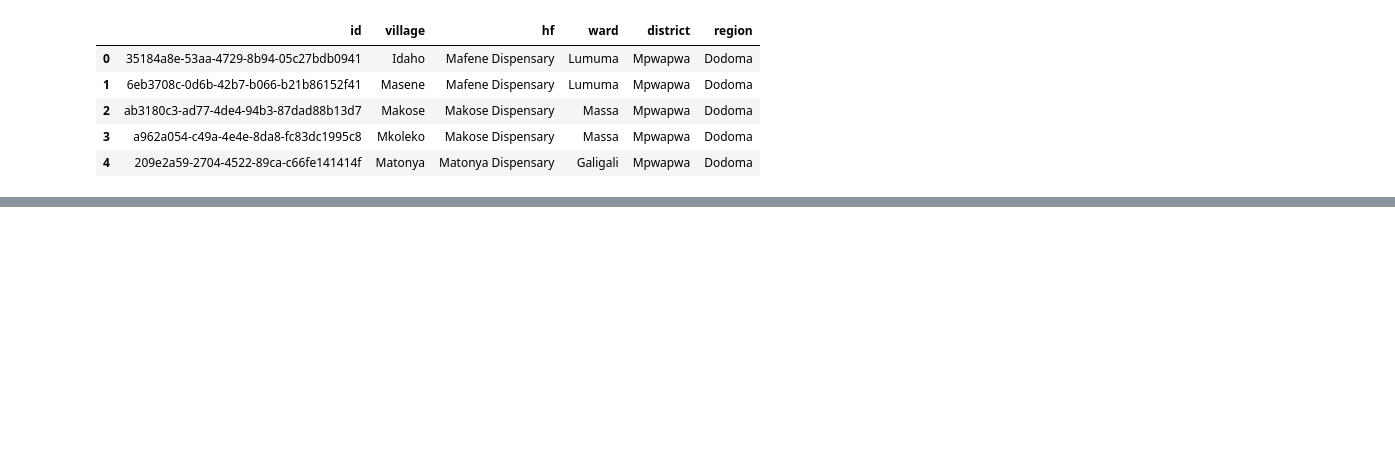
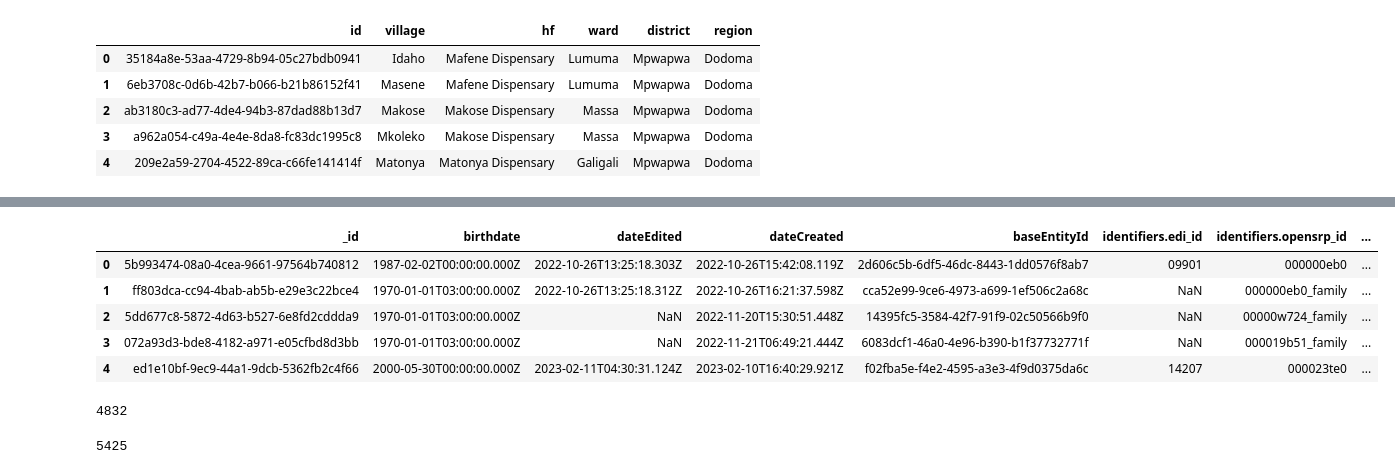
Before and after one commit to gosso22/flattening-opensrp-events, a Jupyter notebook: KizaziDataNotebook.ipynb, the cells around one changed output, grey strips where cells are left out. Cells and saved outputs as stored; diff of their text form; code cells hidden in the pictures; blank space fills up the shorter version.

Commit message:
Included cleaned data for the clients objects

```diff
--- a/KizaziDataNotebook.ipynb
+++ b/KizaziDataNotebook.ipynb
@@ -130,8 +208,10 @@ def get_human_readable_value(obs_dict):
         except TypeError:
             concat_value = "None"
     return concat_value
-
+# This list is for visit events
 new_list_of_jsons = []
+# This list is for group sessions events
+new_list_of_jsons_gs = []
 location_id = ''
 obs_list = {}
 for i in range(len(list_of_raw_json)):
@@ -160,25 +240,7 @@ for i in range(len(list_of_raw_json)):
                             if child_unique_id[j] in field_name:
                                 field_name = field_name.replace('_' + child_unique_id[j], f'_child_{j+1}')
             # Filter out identifying information
-            if field_name != 'surname' and \
-                    field_name != 'fam_name' and \
-                    field_name != 'name_person_assist' and \
-                    field_name != 'phone_number' and \
-                    field_name != 'phone_person_assist' and \
-                    field_name != 'surname_child_1' and \
-                    field_name != 'father_number_child_1' and \
-                    field_name != 'surname_child_2' and \
-                    field_name != 'father_number_child_2' and \
-                    field_name != 'surname_child_3' and \
-                    field_name != 'father_number_child_3' and\
-                    field_name != 'surname_child_4' and \
-                    field_name != 'father_number_child_4' and \
-                    field_name != 'surname_child_5' and \
-                    field_name != 'father_number_child_5' and\
-                    field_name != 'surname_child_6' and \
-                    field_name != 'father_number_child_6' and \
-                    field_name != 'surname_child_7' and \
-                    field_name != 'father_number_child_7' and field_name != 'assent_signature_image':
+            if field_name not in fields_to_filter_out:
                 if obs['humanReadableValues']:
                     data_point_value = get_human_readable_value(obs['humanReadableValues'])
                 else:
@@ -192,7 +254,8 @@ for i in range(len(list_of_raw_json)):
 
     except KeyError as ke:
         print('Key not there: ', ke)
-    the_temp_json = {'id': form_id,
+    if event_type == 'Group Session' or event_type == 'Child Group Session' or event_type == 'Group Session Not Done':
+        the_temp_json = {'id': form_id,
                      'location_id': location_id,
                      'base_entity_id': base_entity_id,
                      'event_type': event_type,
@@ -202,9 +265,23 @@ for i in range(len(list_of_raw_json)):
                      'team': team,
                      'obs': obs_list
                     }
-    new_list_of_jsons.append(the_temp_json)
+        print("This one is a group session event")
+        new_list_of_jsons_gs.append(the_temp_json)
+    else:
+        the_temp_json = {'id': form_id,
+                     'location_id': location_id,
+                     'base_entity_id': base_entity_id,
+                     'event_type': event_type,
+                     'provider_id': provider_id,
+                     'event_date': event_date,
+                     'date_created': date_created,
+                     'team': team,
+                     'obs': obs_list
+                    }
+        new_list_of_jsons.append(the_temp_json)
 
 wh_df = pd.json_normalize(new_list_of_jsons)
+group_session_events_df = pd.json_normalize(new_list_of_jsons_gs)
 #obs_df = pd.json_normalize(["id","danger_signs_present", "end", "save_n_refer"], wh_df['obs'])
 #whole_thing_df = pd.concat([wh_df[["form_id", "base_entity_id"]].reset_index(), obs_df], axis=1)
 # %% [output]
@@ -271,0 +475,9 @@ clients_df = pd.json_normalize(list_of_processed_clients)
+# %%
+clients_df.head()
+# %% [output]
+|  | _id | birthdate | dateEdited | dateCreated | baseEntityId | identifiers.edi_id | identifiers.opensrp_id | ... |
+| 0 | 5b993474-08a0-4cea-9661-97564b740812 | 1987-02-02T00:00:00.000Z | 2022-10-26T13:25:18.303Z | 2022-10-26T15:42:08.119Z | 2d606c5b-6df5-46dc-8443-1dd0576f8ab7 | 09901 | 000000eb0 | ... |
+| 1 | ff803dca-cc94-4bab-ab5b-e29e3c22bce4 | 1970-01-01T03:00:00.000Z | 2022-10-26T13:25:18.312Z | 2022-10-26T16:21:37.598Z | cca52e99-9ce6-4973-a699-1ef506c2a68c | NaN | 000000eb0_family | ... |
+| 2 | 5dd677c8-5872-4d63-b527-6e8fd2cddda9 | 1970-01-01T03:00:00.000Z | NaN | 2022-11-20T15:30:51.448Z | 14395fc5-3584-42f7-91f9-02c50566b9f0 | NaN | 00000w724_family | ... |
+| 3 | 072a93d3-bde8-4182-a971-e05cfbd8d3bb | 1970-01-01T03:00:00.000Z | NaN | 2022-11-21T06:49:21.444Z | 6083dcf1-46a0-4e96-b390-b1f37732771f | NaN | 000019b51_family | ... |
+| 4 | ed1e10bf-9ec9-44a1-9dcb-5362fb2c4f66 | 2000-05-30T00:00:00.000Z | 2023-02-11T04:30:31.124Z | 2023-02-10T16:40:29.921Z | f02fba5e-f4e2-4595-a3e3-4f9d0375da6c | 14207 | 000023te0 | ... |
@@ -271,0 +494,8 @@ clients_df = pd.json_normalize(list_of_processed_clients)
+# %%
+raw_event_merged_client_left.base_entity_id.unique().size
+# %% [output]
+4832
+# %%
+joined_df.base_entity_id.unique().size
+# %% [output]
+5425
```
Also changed, not shown: parts of 32 cells of this notebook.
